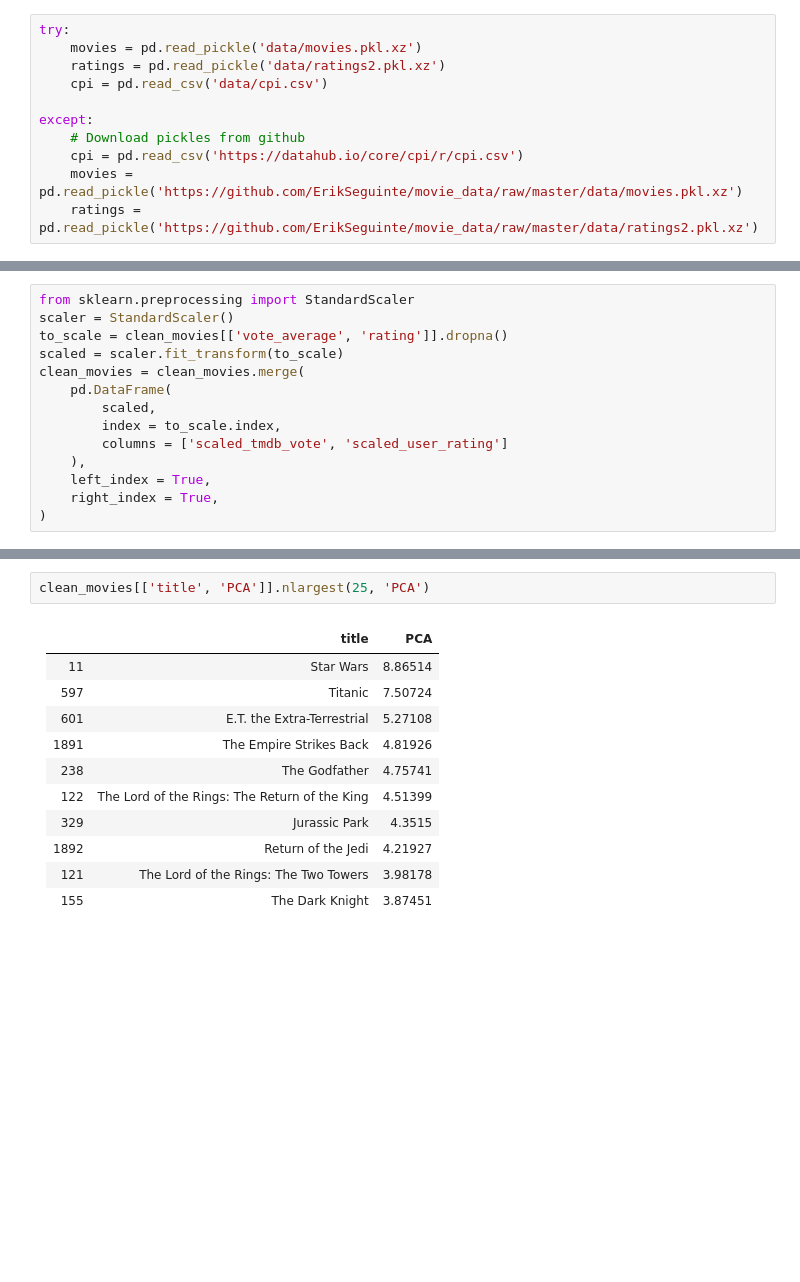
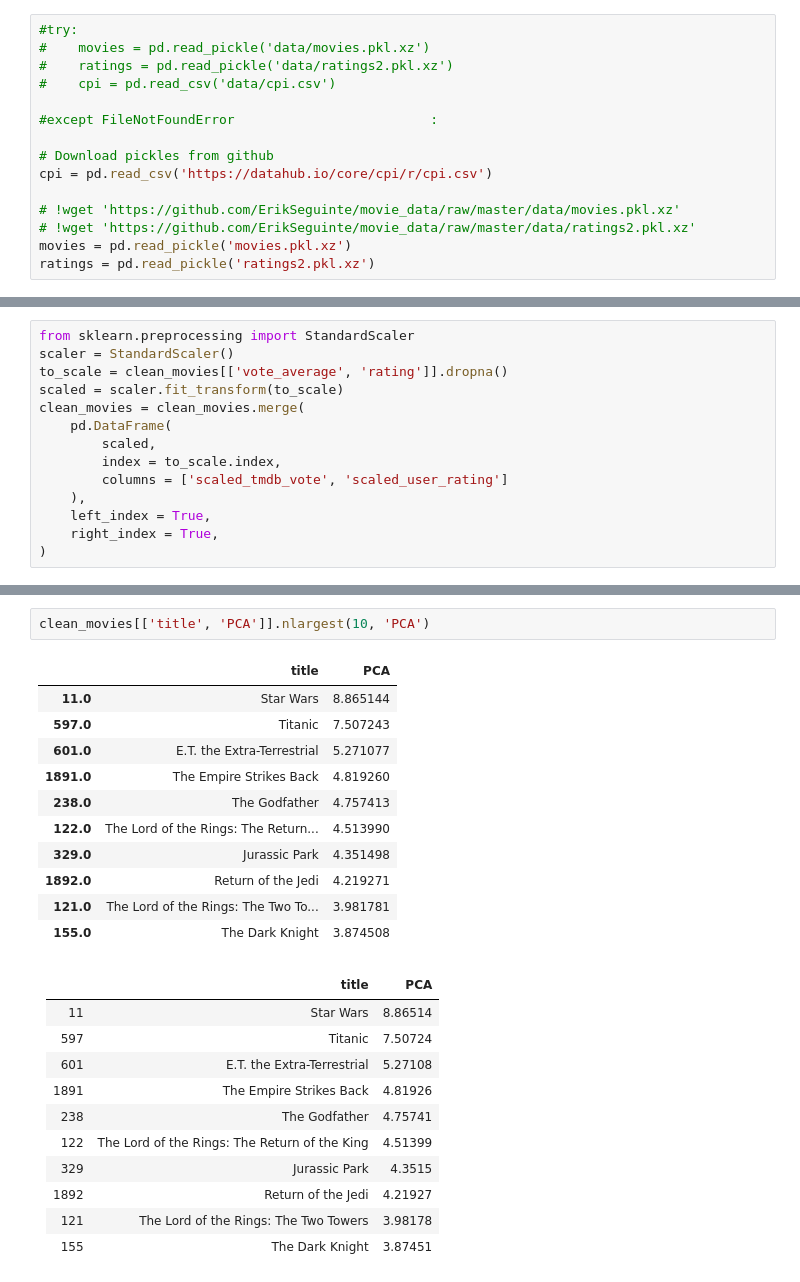
Before and after one commit to ErikSeguinte/movie_data, a Jupyter notebook: processing.ipynb, the cells around one changed output, grey strips where cells are left out. Saved outputs shown, nothing was run; the diff lists cells and outputs as text; blank space fills up the shorter version.

```diff
--- a/processing.ipynb
+++ b/processing.ipynb
@@ -13,16 +29,20 @@ merge_keys = {'left_index':True, 'right_index':True}
 * I imported the files I wanted into pandas, and then exported them back out as compressed pickles.
 * I was able to compress a 700MB csv to a 3 MB Pickle
 # %%
-try:
-    movies = pd.read_pickle('data/movies.pkl.xz')
-    ratings = pd.read_pickle('data/ratings2.pkl.xz')
-    cpi = pd.read_csv('data/cpi.csv')
+#try:
+#    movies = pd.read_pickle('data/movies.pkl.xz')
+#    ratings = pd.read_pickle('data/ratings2.pkl.xz')
+#    cpi = pd.read_csv('data/cpi.csv')
 
-except:
-    # Download pickles from github
-    cpi = pd.read_csv('https://datahub.io/core/cpi/r/cpi.csv')
-    movies = pd.read_pickle('https://github.com/ErikSeguinte/movie_data/raw/master/data/movies.pkl.xz')
-    ratings = pd.read_pickle('https://github.com/ErikSeguinte/movie_data/raw/master/data/ratings2.pkl.xz')
+#except FileNotFoundError                         :
+
+# Download pickles from github
+cpi = pd.read_csv('https://datahub.io/core/cpi/r/cpi.csv')
+
+# !wget 'https://github.com/ErikSeguinte/movie_data/raw/master/data/movies.pkl.xz'
+# !wget 'https://github.com/ErikSeguinte/movie_data/raw/master/data/ratings2.pkl.xz'
+movies = pd.read_pickle('movies.pkl.xz')
+ratings = pd.read_pickle('ratings2.pkl.xz')
 # %% [markdown]
 ## Clean Movie DF
 # %%
@@ -179,5 +329,17 @@ clean_movies.head(2)
 # %%
-clean_movies[['title', 'PCA']].nlargest(25, 'PCA')
+clean_movies[['title', 'PCA']].nlargest(10, 'PCA')
+# %% [output]
+|  | title | PCA |
+| 11.0 | Star Wars | 8.865144 |
+| 597.0 | Titanic | 7.507243 |
+| 601.0 | E.T. the Extra-Terrestrial | 5.271077 |
+| 1891.0 | The Empire Strikes Back | 4.819260 |
+| 238.0 | The Godfather | 4.757413 |
+| 122.0 | The Lord of the Rings: The Return... | 4.513990 |
+| 329.0 | Jurassic Park | 4.351498 |
+| 1892.0 | Return of the Jedi | 4.219271 |
+| 121.0 | The Lord of the Rings: The Two To... | 3.981781 |
+| 155.0 | The Dark Knight | 3.874508 |
 # %% [markdown]
 |      | title                                         |     PCA |
 |-----:|:----------------------------------------------|--------:|
```
Also changed, not shown: parts of 29 cells of this notebook.
